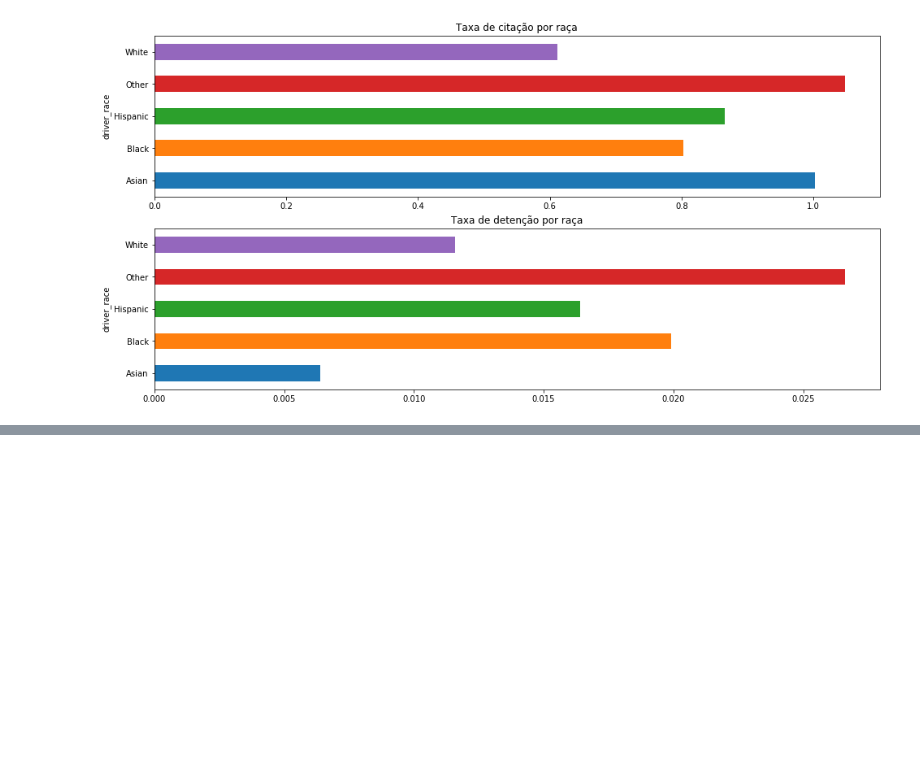
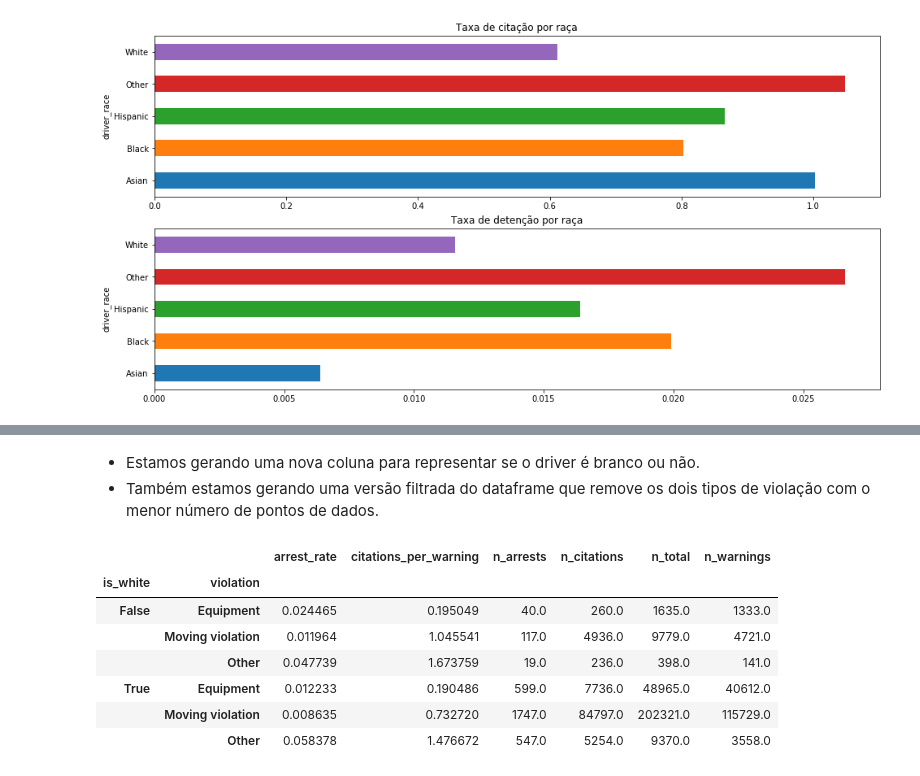
Before and after one commit to Igorth/exploring-US-policing-data-python, a Jupyter notebook: EXPLORING UNITED STATES POLICING DATA USING PYTHON.ipynb, the cells around one changed output, grey strips where cells are left out. Drawn from its saved outputs; the diff is of its cells as text; code cells hidden in the pictures; blank space fills up the shorter version.

```diff
--- a/EXPLORING UNITED STATES POLICING DATA USING PYTHON.ipynb
+++ b/EXPLORING UNITED STATES POLICING DATA USING PYTHON.ipynb
@@ -258,0 +286,14 @@ race_agg['arrest_rate'].plot.barh(ax=axes[1], figsize=figsize, title='Taxa de de
+# %% [markdown]
+- Estamos gerando uma nova coluna para representar se o driver é branco ou não.
+- Também estamos gerando uma versão filtrada do dataframe que remove os dois tipos de violação com o menor número de pontos de dados.
+# %%
+df_vt_filtered.groupby(['is_white', 'violation']).apply(compute_outcome_stats)
+# %% [output]
+|  |  | arrest_rate | citations_per_warning | n_arrests | n_citations | n_total | n_warnings |
+| is_white | violation |  |  |  |  |  |  |
+| False | Equipment | 0.024465 | 0.195049 | 40.0 | 260.0 | 1635.0 | 1333.0 |
+|  | Moving violation | 0.011964 | 1.045541 | 117.0 | 4936.0 | 9779.0 | 4721.0 |
+|  | Other | 0.047739 | 1.673759 | 19.0 | 236.0 | 398.0 | 141.0 |
+| True | Equipment | 0.012233 | 0.190486 | 599.0 | 7736.0 | 48965.0 | 40612.0 |
+|  | Moving violation | 0.008635 | 0.732720 | 1747.0 | 84797.0 | 202321.0 | 115729.0 |
+|  | Other | 0.058378 | 1.476672 | 547.0 | 5254.0 | 9370.0 | 3558.0 |
```
Also changed, not shown: parts of 18 cells of this notebook.
